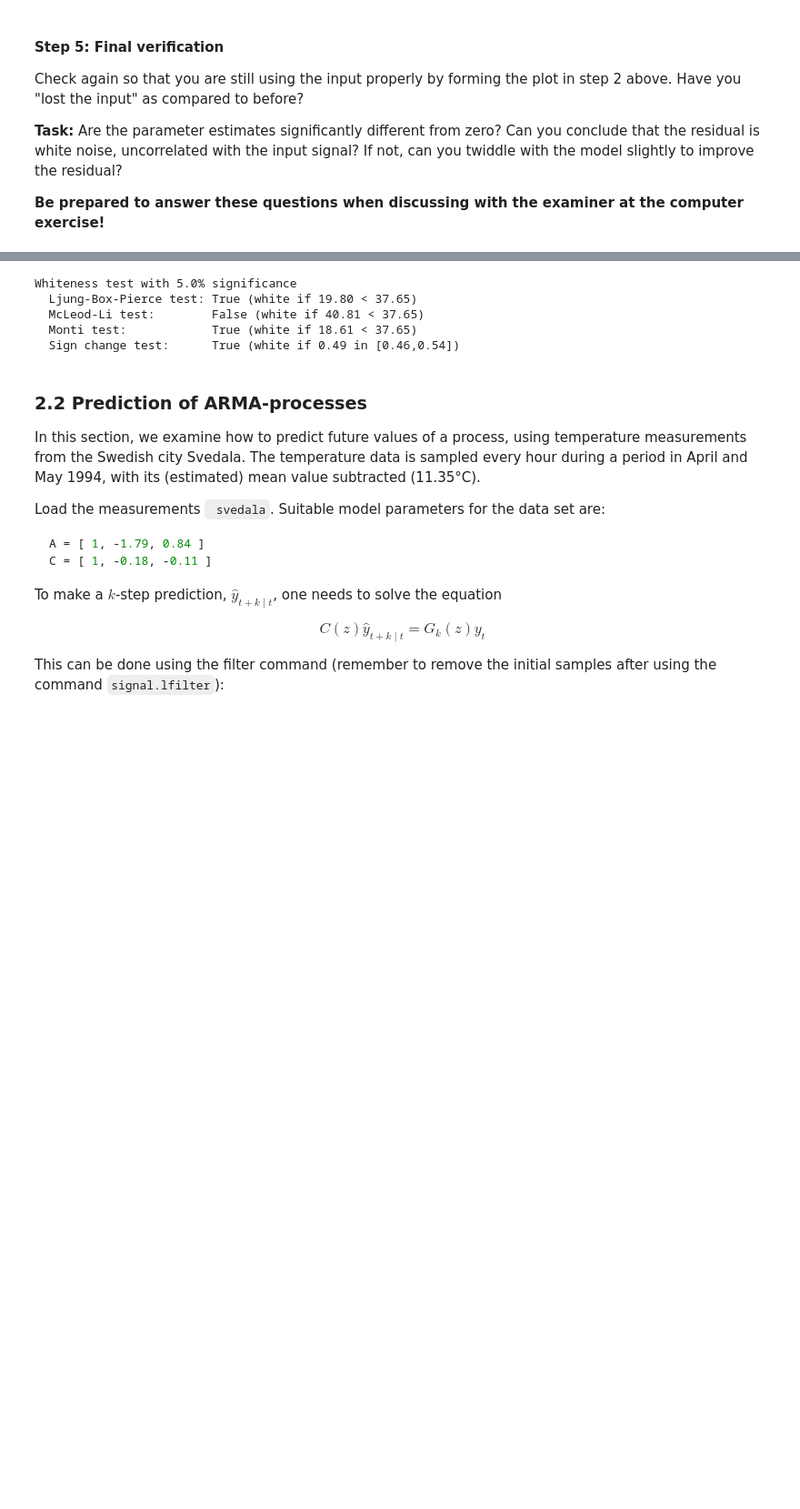
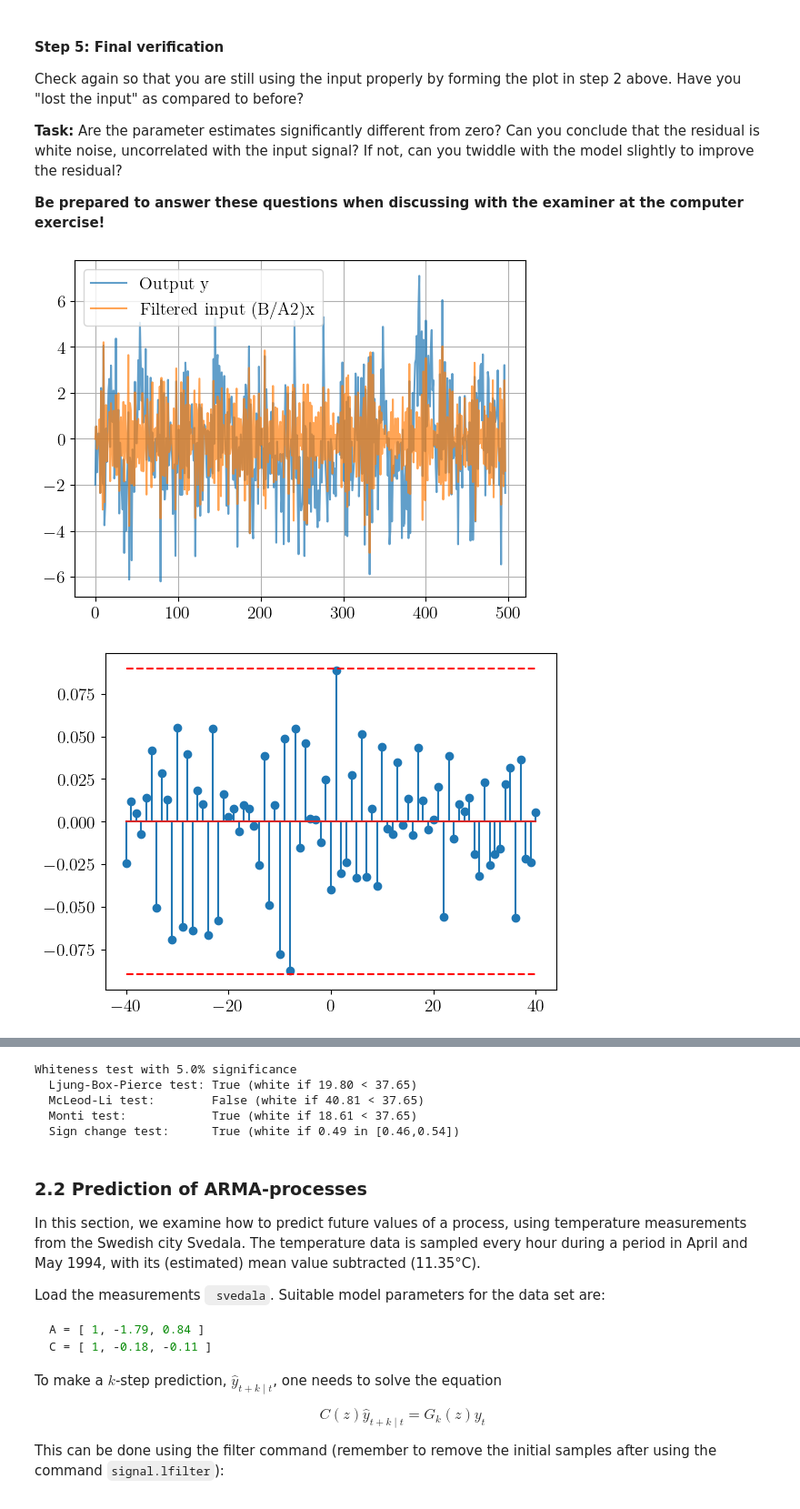
Before and after one commit to asifakhan09/MASM17-Time-series-analysis, a Jupyter notebook: Lab 2/lab2_Johan.ipynb, the cells around one changed output, grey strips where cells are left out. Shown at 91% size. Cells and saved outputs as stored; diff of their text form; code cells hidden in the pictures; blank space fills up the shorter version.

```diff
--- a/Lab 2/lab2_Johan.ipynb
+++ b/Lab 2/lab2_Johan.ipynb
@@ -479,30 +494,32 @@ Check again so that you are still using the input properly by forming the plot i
 # %%
 ## Analyze the model
 xfilt_final = signal.lfilter(MboxJ.B, MboxJ.F, x)
 y_cut_final = y[len(MboxJ.F):]
 xfilt_cut_final = xfilt[len(MboxJ.F):]
 
 fig, ax = plt.subplots()
 ax.plot(y_cut_final, label='Output y', alpha=0.7 )
 ax.plot(xfilt_cut_final, label='Filtered input (B/A2)x', alpha=0.7)
 ax.legend()
 ax.grid(True)
 plt.show()
 
 # Are the residuals uncorrelated with the input?
 # Is this even correct????
 lags, corr = compute_ccf(ehat, x, 40)
 fig, ax = plt.subplots()
-ax.plot(lags, corr)
+ax.stem(lags, corr)
 xran = np.array([np.min(lags), np.max(lags)])
 conf = 2 / np.sqrt(len(ehat)) * np.array([1, 1])
 ax.plot(xran, conf, '--r')
 ax.plot(xran, -conf, '--r')
 
 # Normplot for residuals
 plt.figure()
 normplot(ehat)
 
 # Whiteness tests
 whiteness_test(ehat)
 # %% [output]
+[figure, added]
+[figure, added]
```
Also changed, not shown: parts of 12 cells of this notebook, 1 other file.
